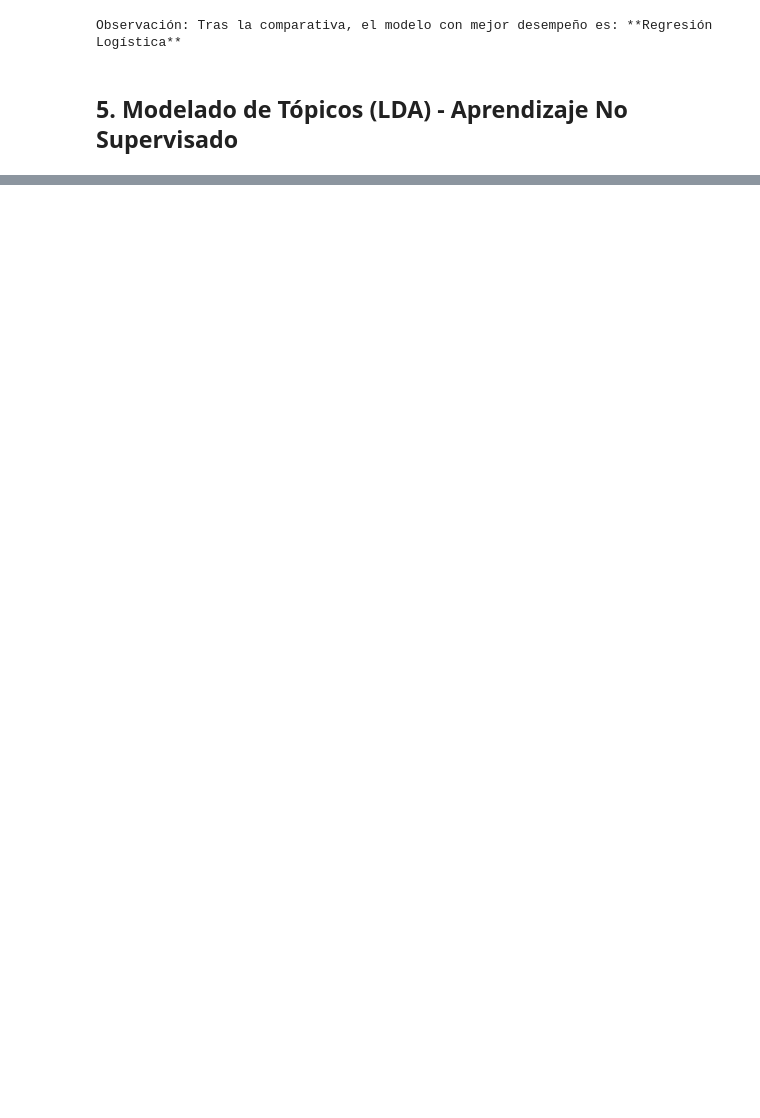
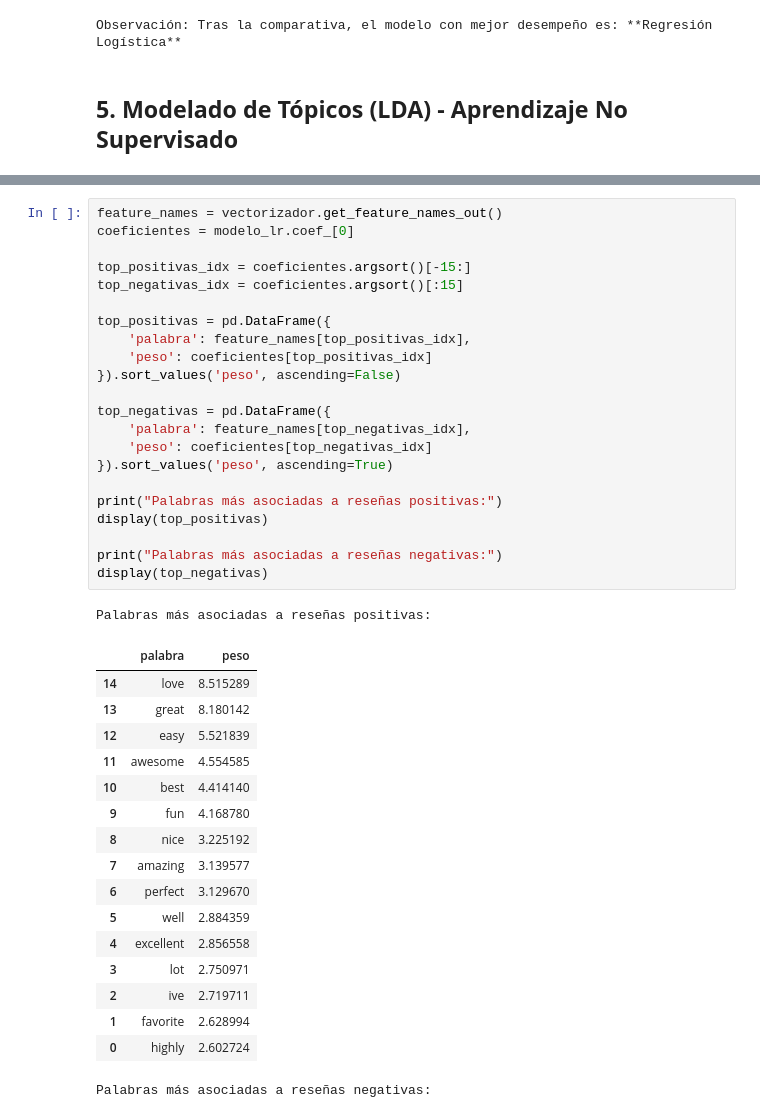
Before and after one commit to alealvaradoj131020/TextAnalytics_Proyecto, a Jupyter notebook: ProyectoTextAnalytics.ipynb, the cells around one changed output, grey strips where cells are left out. Saved outputs shown, nothing was run; the diff lists cells and outputs as text; blank space fills up the shorter version.

```diff
--- a/ProyectoTextAnalytics.ipynb
+++ b/ProyectoTextAnalytics.ipynb
@@ -355,0 +359,41 @@ Passing `palette` without assigning `hue` is deprecated and will be removed in v
+# %%
+feature_names = vectorizador.get_feature_names_out()
+coeficientes = modelo_lr.coef_[0]
+
+top_positivas_idx = coeficientes.argsort()[-15:]
+top_negativas_idx = coeficientes.argsort()[:15]
+
+top_positivas = pd.DataFrame({
+    'palabra': feature_names[top_positivas_idx],
+    'peso': coeficientes[top_positivas_idx]
+}).sort_values('peso', ascending=False)
+
+top_negativas = pd.DataFrame({
+    'palabra': feature_names[top_negativas_idx],
+    'peso': coeficientes[top_negativas_idx]
+}).sort_values('peso', ascending=True)
+
+print("Palabras más asociadas a reseñas positivas:")
+display(top_positivas)
+
+print("Palabras más asociadas a reseñas negativas:")
+display(top_negativas)
+# %% [output]
+Palabras más asociadas a reseñas positivas:
+|  | palabra | peso |
+| 14 | love | 8.515289 |
+| 13 | great | 8.180142 |
+| 12 | easy | 5.521839 |
+| 11 | awesome | 4.554585 |
+| 10 | best | 4.414140 |
+| 9 | fun | 4.168780 |
+| 8 | nice | 3.225192 |
+| 7 | amazing | 3.139577 |
+| 6 | perfect | 3.129670 |
+| 5 | well | 2.884359 |
+| 4 | excellent | 2.856558 |
+| 3 | lot | 2.750971 |
+| 2 | ive | 2.719711 |
+| 1 | favorite | 2.628994 |
+| 0 | highly | 2.602724 |
+Palabras más asociadas a reseñas negativas:
```
Also changed, not shown: parts of 14 cells of this notebook.
